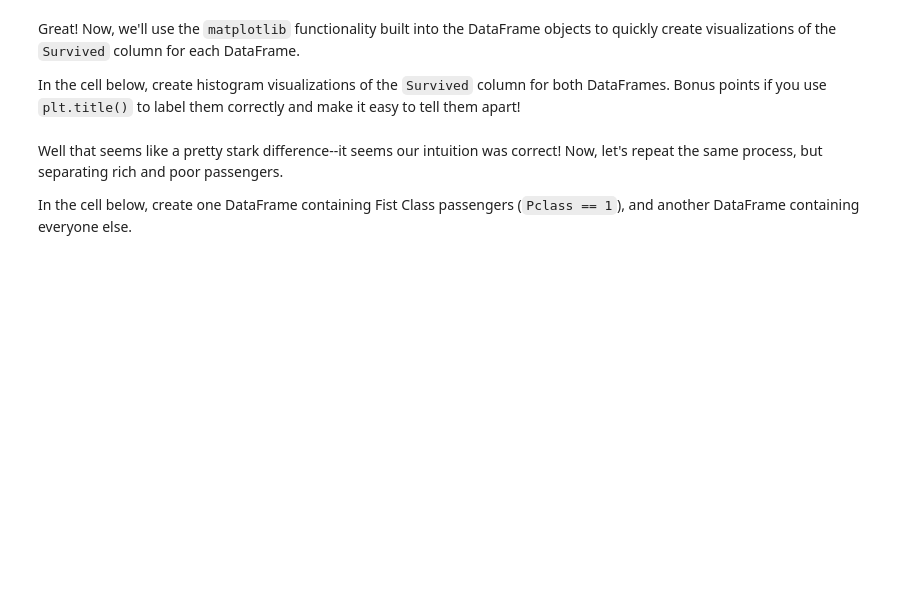
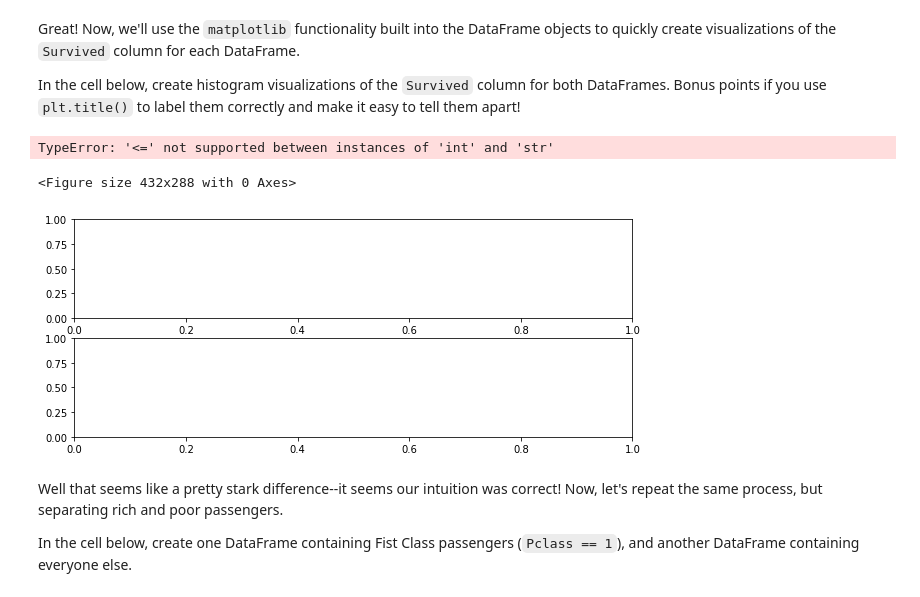
Before and after one commit to MissAle17/dsc-0-05-16-sql-with-pandas-online-ds-sp-000, a Jupyter notebook: index.ipynb, the cells around one changed output. Saved outputs shown, nothing was run; the diff lists cells and outputs as text; code cells hidden in the pictures; blank space fills up the shorter version.

```diff
--- a/index.ipynb
+++ b/index.ipynb
@@ -99,5 +99,6 @@ In the cell below, create a DataFrame that contains passengers that are female,
 
 Also create a DataFrame that contains only male passengers of all ages.
 # %%
-women_and_children_df = df.loc[((df.Sex=='female') & (df.Survived == 1) )| ((df.Survived) & (df.Age <15))]
+women_and_children_df = df.loc[((df.Sex=='female') & (df.Survived == 1) )| ((df.Survived==1) & (df.Age <15))]
 male_survivors_df = df.loc[(df.Sex=='male') & (df.Survived == 1)]
+women_and_children_df.info()
@@ -105,6 +125,34 @@ male_survivors_df = df.loc[(df.Sex=='male') & (df.Survived == 1)]
 Great! Now, we'll use the `matplotlib` functionality built into the DataFrame objects to quickly create visualizations of the `Survived` column for each DataFrame.
 
 In the cell below, create histogram visualizations of the `Survived` column for both DataFrames.  Bonus points if you use `plt.title()` to label them correctly and make it easy to tell them apart!
+# %%
+# Creates blank canvas
+figure = plt.figure()
+x= df['Survived'].value_counts()
+new_figure = plt.figure(figsize=(10,4))
+
+# Add a subplot to the figure - a new axes
+ax = new_figure.add_subplot(211)
+
+# Add a second subplot to the figure - a new axes
+ax2 = new_figure.add_subplot(212)
+
+# women and children survivors
+ax.hist(women_and_children_df, bins = 10)
+ax.title('Women and Children Survivors')
+
+# all male survivors on 2nd axes
+ax2.hist(male_survivors_df, bins = 10)
+ax2.title('All Male Survivors')
+
+
+
+# Show the plot
+plt.show()
+# %% [output]
+TypeError: '<=' not supported between instances of 'int' and 'str'
+<Figure size 432x288 with 0 Axes>
+[figure, added]
 # %% [markdown]
 Well that seems like a pretty stark difference--it seems our intuition was correct!  Now, let's repeat the same process, but separating rich and poor passengers.
 
```
Also changed, not shown: parts of 2 cells of this notebook.
